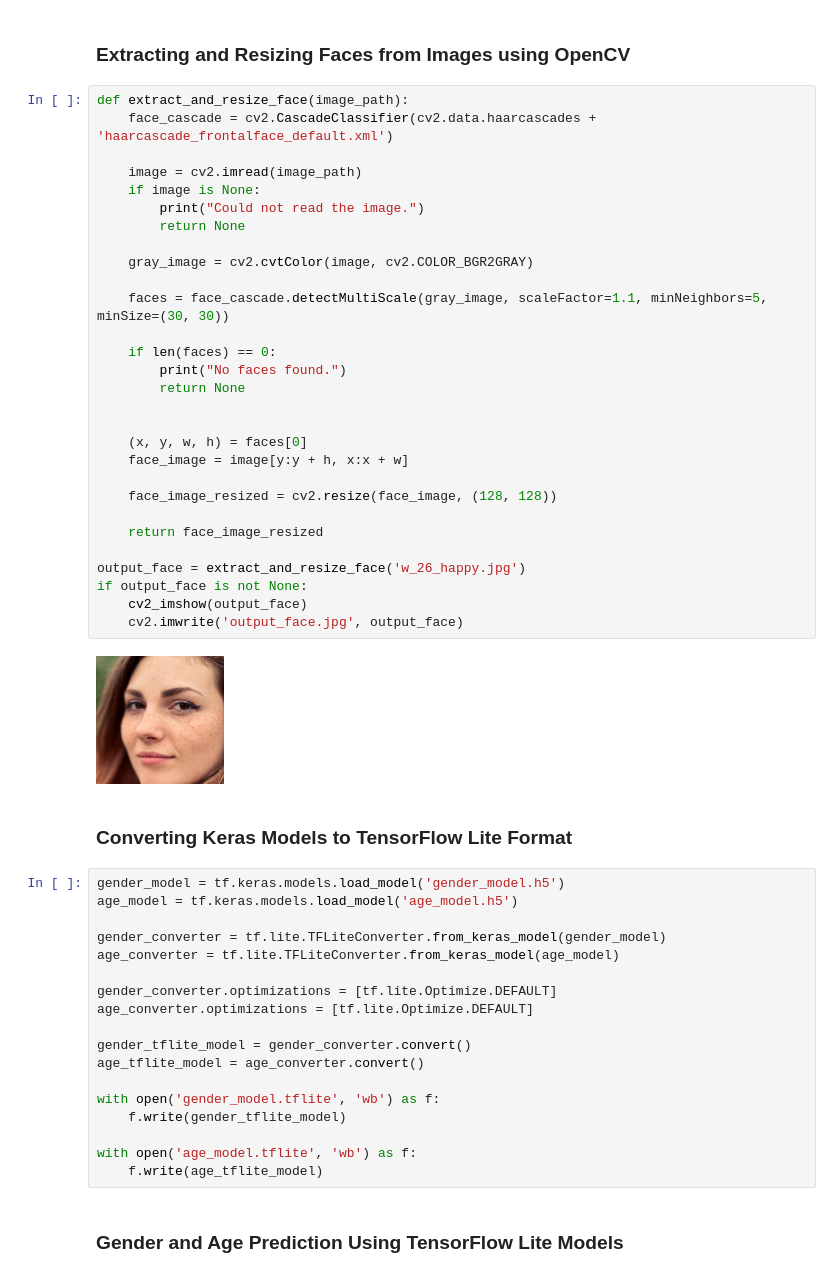
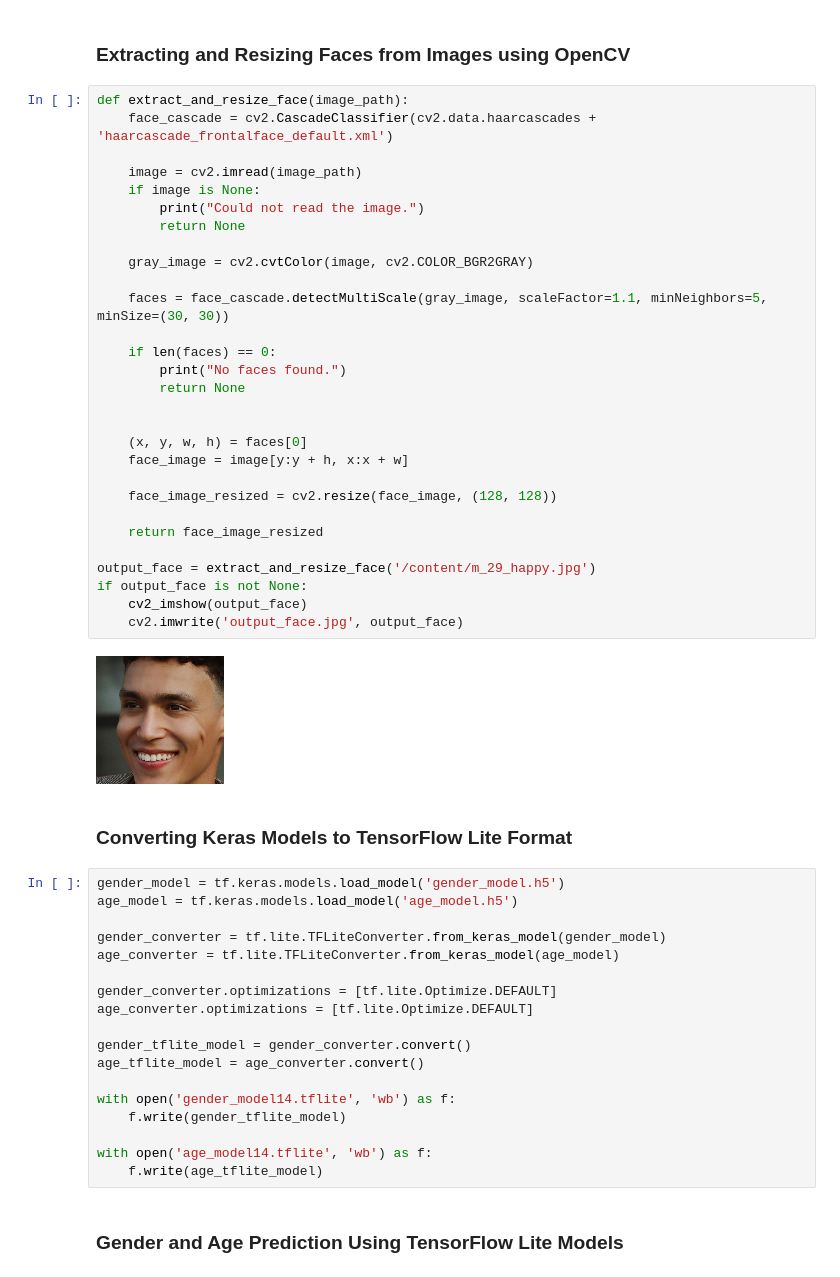
Before and after one commit to Matvej911/Matvejs_edgeAi, a Jupyter notebook: age_gender_models.ipynb, the cells around one changed output. Drawn from its saved outputs; the diff is of its cells as text.

```diff
--- a/age_gender_models.ipynb
+++ b/age_gender_models.ipynb
@@ -272,34 +325,34 @@ age_model.save('age_model.h5')
 # %%
 def extract_and_resize_face(image_path):
     face_cascade = cv2.CascadeClassifier(cv2.data.haarcascades + 'haarcascade_frontalface_default.xml')
 
     image = cv2.imread(image_path)
     if image is None:
         print("Could not read the image.")
         return None
 
     gray_image = cv2.cvtColor(image, cv2.COLOR_BGR2GRAY)
 
     faces = face_cascade.detectMultiScale(gray_image, scaleFactor=1.1, minNeighbors=5, minSize=(30, 30))
 
     if len(faces) == 0:
         print("No faces found.")
         return None
 
 
     (x, y, w, h) = faces[0]
     face_image = image[y:y + h, x:x + w]
 
     face_image_resized = cv2.resize(face_image, (128, 128))
 
     return face_image_resized
 
-output_face = extract_and_resize_face('w_26_happy.jpg')
+output_face = extract_and_resize_face('/content/m_29_happy.jpg')
 if output_face is not None:
     cv2_imshow(output_face)
     cv2.imwrite('output_face.jpg', output_face)
 # %% [output]
-[figure, old version]
+[figure, new version]
 # %% [markdown]
 ### Converting Keras Models to TensorFlow Lite Format
 # %%
@@ -315,10 +368,10 @@ age_converter.optimizations = [tf.lite.Optimize.DEFAULT]
 gender_tflite_model = gender_converter.convert()
 age_tflite_model = age_converter.convert()
 
-with open('gender_model.tflite', 'wb') as f:
+with open('gender_model14.tflite', 'wb') as f:
     f.write(gender_tflite_model)
 
-with open('age_model.tflite', 'wb') as f:
+with open('age_model14.tflite', 'wb') as f:
     f.write(age_tflite_model)
 # %% [markdown]
 ### Gender and Age Prediction Using TensorFlow Lite Models
```
Also changed, not shown: parts of 7 cells of this notebook.
